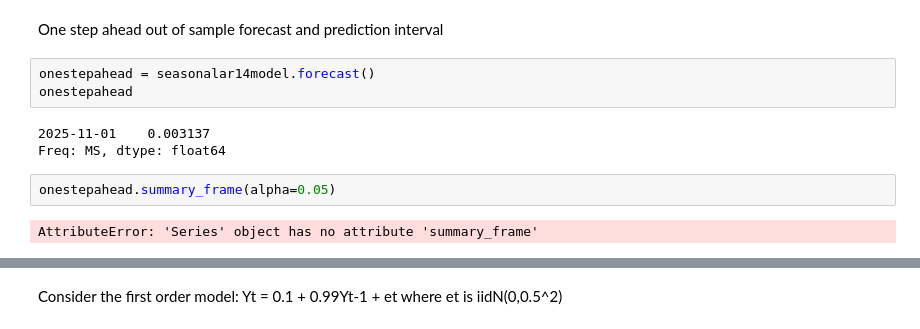
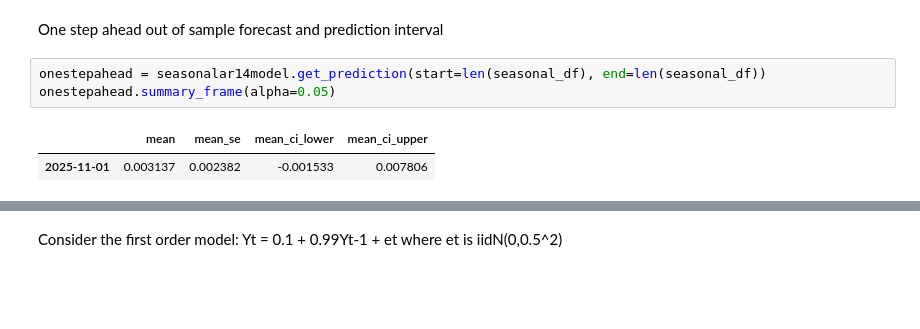
Before and after one commit to ericbeechen/TimeSeries, a Jupyter notebook: HW1.ipynb, the cells around one changed output, grey strips where cells are left out. Drawn from its saved outputs; the diff is of its cells as text; blank space fills up the shorter version.

```diff
--- a/HW1.ipynb
+++ b/HW1.ipynb
@@ -140,12 +163,8 @@ results.plot()
 # %% [markdown]
 One step ahead out of sample forecast and prediction interval
 # %%
-onestepahead = seasonalar14model.forecast()
-onestepahead
+onestepahead = seasonalar14model.get_prediction(start=len(seasonal_df), end=len(seasonal_df))
+onestepahead.summary_frame(alpha=0.05)
 # %% [output]
-2025-11-01    0.003137
-Freq: MS, dtype: float64
+|  | mean | mean_se | mean_ci_lower | mean_ci_upper |
+| 2025-11-01 | 0.003137 | 0.002382 | -0.001533 | 0.007806 |
-# %%
-onestepahead.summary_frame(alpha=0.05)
-# %% [output]
-AttributeError: 'Series' object has no attribute 'summary_frame'
```
Also changed, not shown: parts of 2 cells of this notebook.
